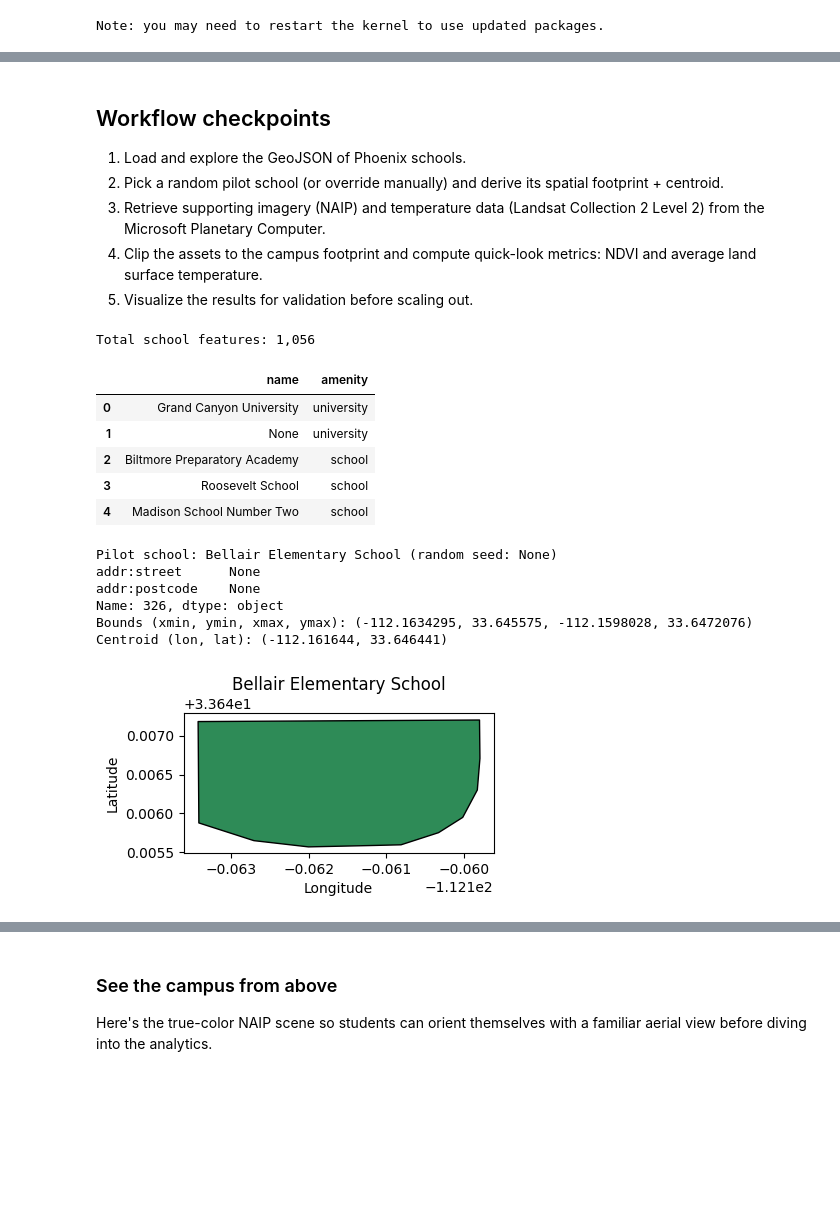
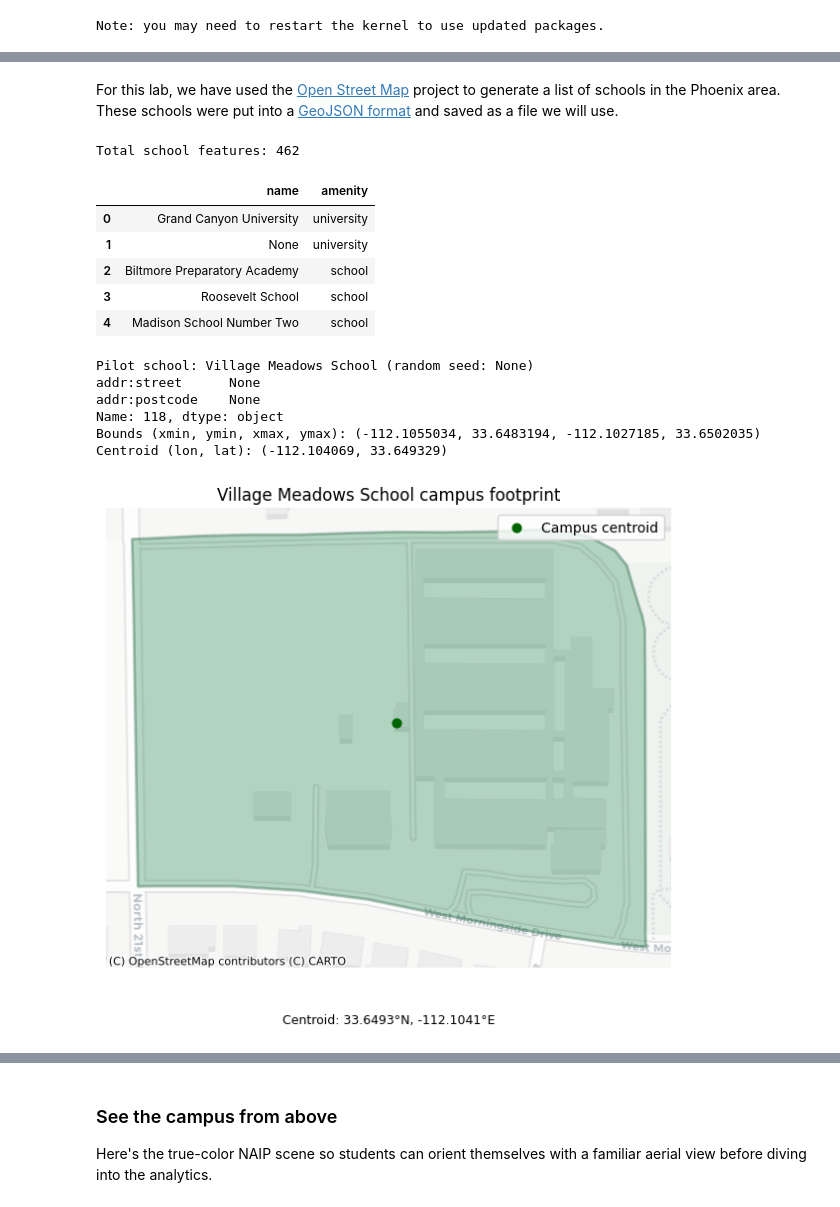
Before and after one commit to microsoft/ignite25-LAB597-make-more-informed-decisions-with-geospatial-intelligence, a Jupyter notebook: lab/school-greening.ipynb, the cells around one changed output, grey strips where cells are left out. Saved outputs shown, nothing was run; the diff lists cells and outputs as text; code cells hidden in the pictures; blank space fills up the shorter version.

```diff
--- a/lab/school-greening.ipynb
+++ b/lab/school-greening.ipynb
@@ -28,9 +107,4 @@ from shapely.geometry import shape, mapping
 from shapely.ops import transform
 from rasterio.mask import mask
 # %% [markdown]
-## Workflow checkpoints
-1. Load and explore the GeoJSON of Phoenix schools.
-2. Pick a random pilot school (or override manually) and derive its spatial footprint + centroid.
-3. Retrieve supporting imagery (NAIP) and temperature data (Landsat Collection 2 Level 2) from the Microsoft Planetary Computer.
-4. Clip the assets to the campus footprint and compute quick-look metrics: NDVI and average land surface temperature.
-5. Visualize the results for validation before scaling out.
+For this lab, we have used the [Open Street Map](https://www.openstreetmap.org/#map=5/38.01/-95.84) project to generate a list of schools in the Phoenix area. These schools were put into a [GeoJSON format](https://en.wikipedia.org/wiki/GeoJSON) and saved as a file we will use.
@@ -44,11 +114,13 @@ notebook_dir = Path(__file__).parent if '__file__' in globals() else Path().reso
 schools_path = next((p for p in [notebook_dir / 'phoenix_schools.geojson', notebook_dir / 'lab' / 'phoenix_schools.geojson'] if p.exists()), None)
 if schools_path is None:
     raise FileNotFoundError("Place phoenix_schools.geojson in this folder (or lab/) before running the lab.")
-schools_gdf = gpd.read_file(schools_path, engine='pyogrio', on_invalid='fix').to_crs('EPSG:4326')
+os.environ.setdefault("OGR_GEOMETRY_ACCEPT_UNCLOSED_RING", "YES")
+schools_raw = gpd.read_file(schools_path, engine='pyogrio', on_invalid='fix')
+schools_gdf = schools_raw.to_crs('EPSG:4326')
 print(f"Total school features: {len(schools_gdf):,}")
 schools_gdf[['name', 'amenity']].head()
 # %% [output]
-Total school features: 1,056
+Total school features: 462
 |  | name | amenity |
 | 0 | Grand Canyon University | university |
 | 1 | None | university |
@@ -56,6 +128,10 @@ Total school features: 1,056
 | 3 | Roosevelt School | school |
 | 4 | Madison School Number Two | school |
 # %%
+# Configuration for random pilot selection
+RANDOM_SEED = None  # set to None for a different random school each run
+FORCE_SCHOOL_NAME = None  # set to a school name string to override randomness
+
 # Pick the pilot school record (random by default so we can test extensibility)
 if FORCE_SCHOOL_NAME:
     pilot_school_name = FORCE_SCHOOL_NAME
@@ -84,21 +160,32 @@ print(pilot_row[['addr:street', 'addr:postcode']])
 print(f"Bounds (xmin, ymin, xmax, ymax): {pilot_bounds}")
 print(f"Centroid (lon, lat): ({pilot_centroid.x:.6f}, {pilot_centroid.y:.6f})")
 # %% [output]
-Pilot school: Bellair Elementary School (random seed: None)
+Pilot school: Village Meadows School (random seed: None)
 addr:street      None
 addr:postcode    None
-Name: 326, dtype: object
-Bounds (xmin, ymin, xmax, ymax): (-112.1634295, 33.645575, -112.1598028, 33.6472076)
-Centroid (lon, lat): (-112.161644, 33.646441)
+Name: 118, dtype: object
+Bounds (xmin, ymin, xmax, ymax): (-112.1055034, 33.6483194, -112.1027185, 33.6502035)
+Centroid (lon, lat): (-112.104069, 33.649329)
 # %%
-# Quick visualization of the pilot school footprint
-ax = gpd.GeoSeries([pilot_shape]).plot(figsize=(4, 4), color='seagreen', edgecolor='black')
-ax.set_title(pilot_school_name)
-ax.set_xlabel('Longitude')
-ax.set_ylabel('Latitude')
+# Quick visualization of the pilot school footprint on a tiled basemap
+pilot_gdf = gpd.GeoDataFrame({'name': [pilot_school_name]}, geometry=[pilot_shape], crs='EPSG:4326')
+pilot_gdf_3857 = pilot_gdf.to_crs(epsg=3857)
+pilot_centroid_3857 = pilot_gdf_3857.geometry.centroid.iloc[0]
+
+fig, ax = plt.subplots(figsize=(6, 6))
+pilot_gdf_3857.plot(ax=ax, facecolor='#2e8b57', edgecolor='#115533', alpha=0.35, linewidth=2)
+ax.scatter(pilot_centroid_3857.x, pilot_centroid_3857.y, color='darkgreen', s=40, label='Campus centroid')
+ctx.add_basemap(ax, source=ctx.providers.CartoDB.Positron)
+ax.set_title(f"{pilot_school_name} campus footprint", fontsize=12)
+ax.legend(loc='upper right')
+ax.set_axis_off()
+caption = f"Centroid: {pilot_centroid.y:.4f}°N, {pilot_centroid.x:.4f}°E"
+# plt.suptitle('Only the campus polygon is rendered; background tiles provide familiar context.', fontsize=9, y=0.94)
+plt.figtext(0.5, 0.02, caption, ha='center', fontsize=9)
+plt.tight_layout()
 plt.show()
 # %% [output]
-[figure, old version]
+[figure, new version]
 # %%
 # Helper functions for bounding boxes and STAC search
 def expand_bounds(bounds: Tuple[float, float, float, float], buffer_degrees: float = 0.0008) -> Tuple[float, float, float, float]:
```
Also changed, not shown: parts of 29 cells of this notebook, 2 other files.
